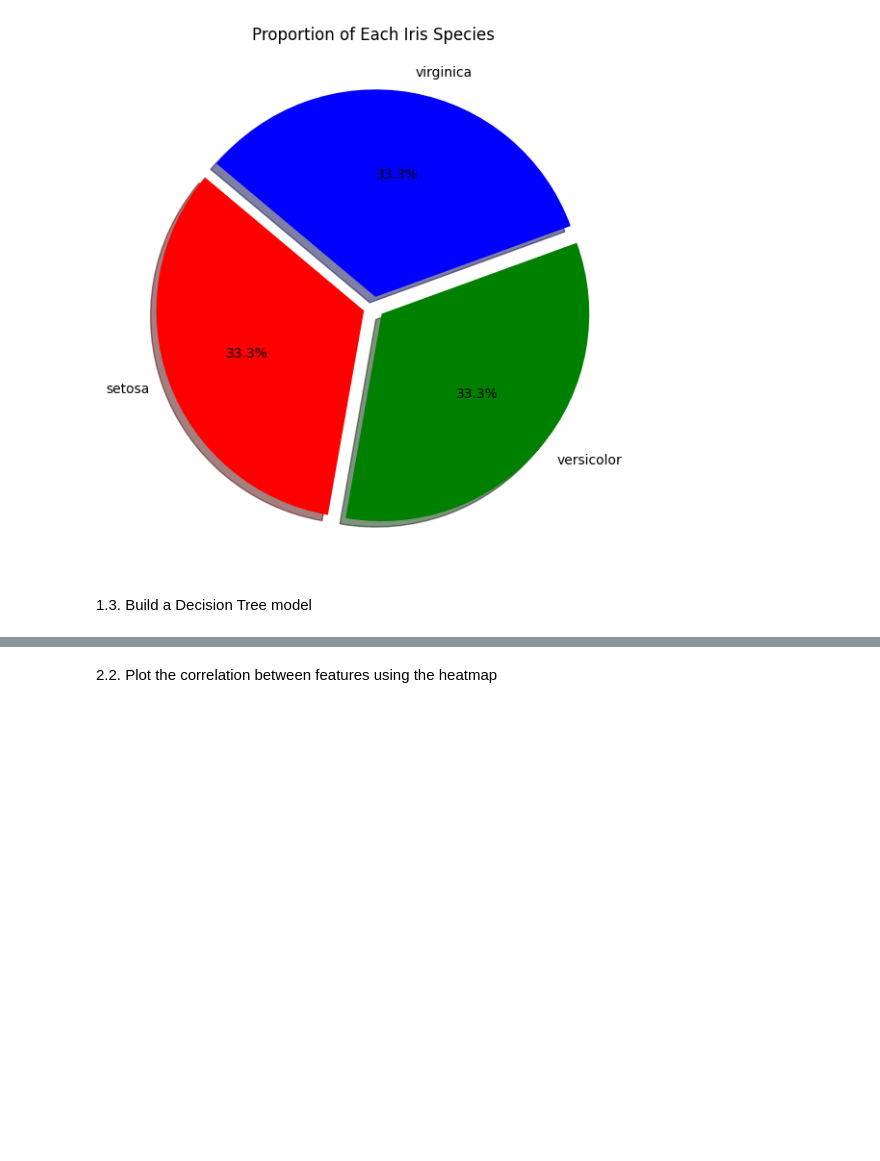
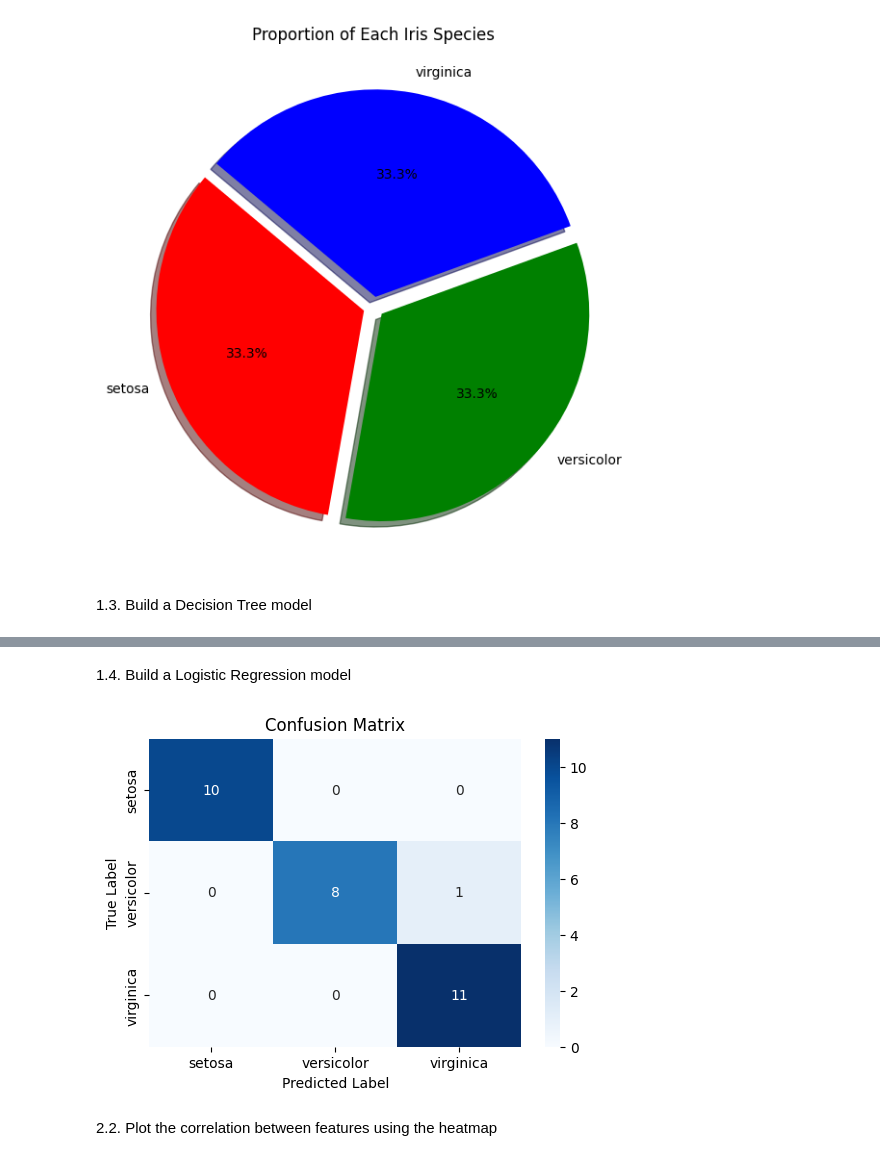
Before and after one commit to vinhbui123/machine_learning, a Jupyter notebook: lab4.ipynb, the cells around one changed output, grey strips where cells are left out. Saved outputs shown, nothing was run; the diff lists cells and outputs as text; code cells hidden in the pictures; blank space fills up the shorter version.

```diff
--- a/lab4.ipynb
+++ b/lab4.ipynb
@@ -142,3 +111,28 @@ plt.show()
+# %% [markdown]
+1.4. Build a Logistic Regression model
+# %%
+scaler = StandardScaler()
+X_train = scaler.fit_transform(X_train)
+X_test = scaler.transform(X_test)
+
+log_reg = LogisticRegression(multi_class='ovr', solver='lbfgs', max_iter=200)
+log_reg.fit(X_train, y_train)
+
+# Make predictions
+y_pred = log_reg.predict(X_test)
+
+# Evaluate the model
+accuracy = accuracy_score(y_test, y_pred)
+
+# Confusion Matrix
+plt.figure(figsize=(6, 4))
+sns.heatmap(confusion_matrix(y_test, y_pred), annot=True, fmt="d", cmap="Blues", xticklabels=iris.target_names, yticklabels=iris.target_names)
+plt.xlabel("Predicted Label")
+plt.ylabel("True Label")
+plt.title("Confusion Matrix")
+plt.show()
+# %% [output]
+[figure, added]
 # %% [markdown]
 2.2. Plot the correlation between features using the heatmap
 # %%
```
Also changed, not shown: parts of 4 cells of this notebook.
